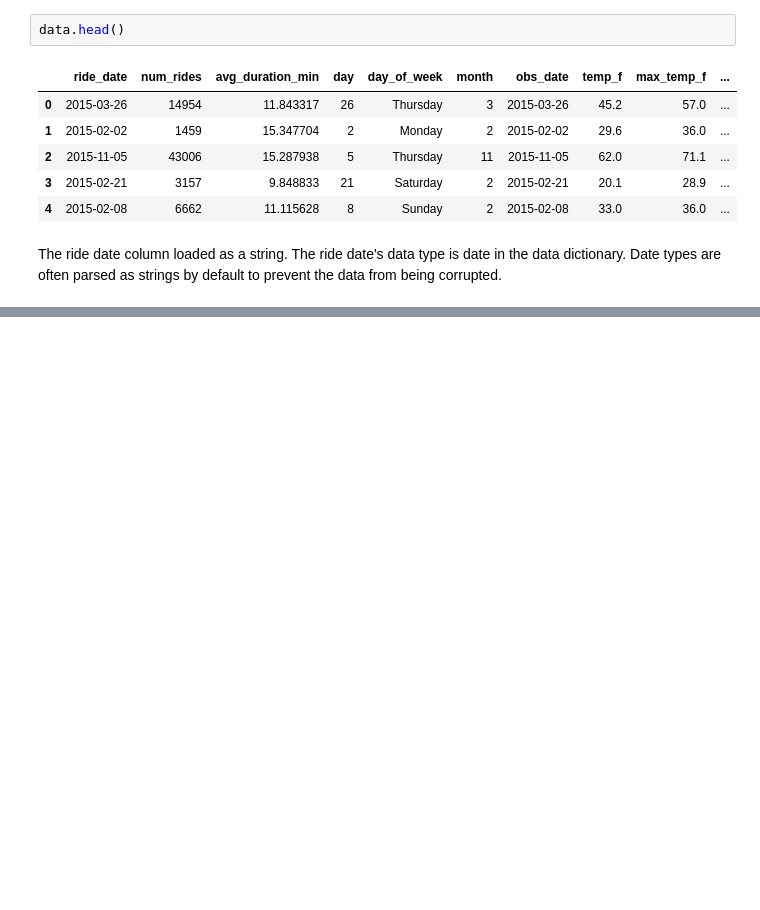
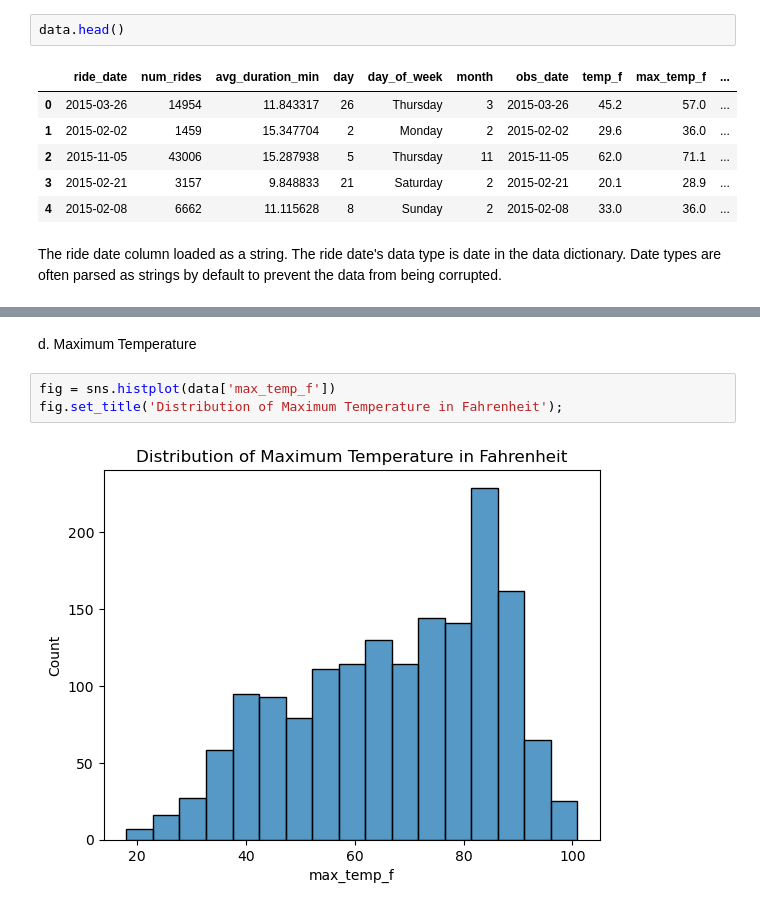
Before and after one commit to oluochl/-citibike-ridership-model-, a Jupyter notebook: Code/eda.ipynb, the cells around one changed output, grey strips where cells are left out. Drawn from its saved outputs; the diff is of its cells as text; blank space fills up the shorter version.

```diff
--- a/Code/eda.ipynb
+++ b/Code/eda.ipynb
@@ -44,0 +91,7 @@ The ride date column loaded as a string. The ride date's data type is date in th
+# %% [markdown]
+d. Maximum Temperature
+# %%
+fig = sns.histplot(data['max_temp_f'])
+fig.set_title('Distribution of Maximum Temperature in Fahrenheit');
+# %% [output]
+[figure, added]
```
Also changed, not shown: parts of 21 cells of this notebook.
